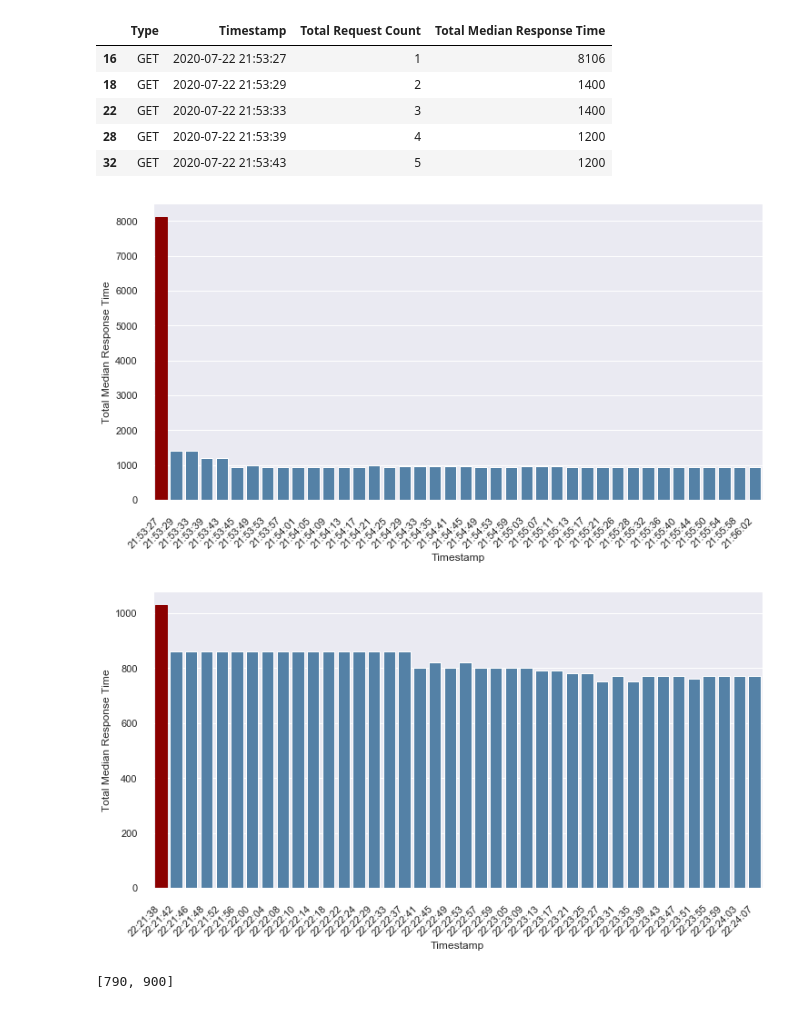
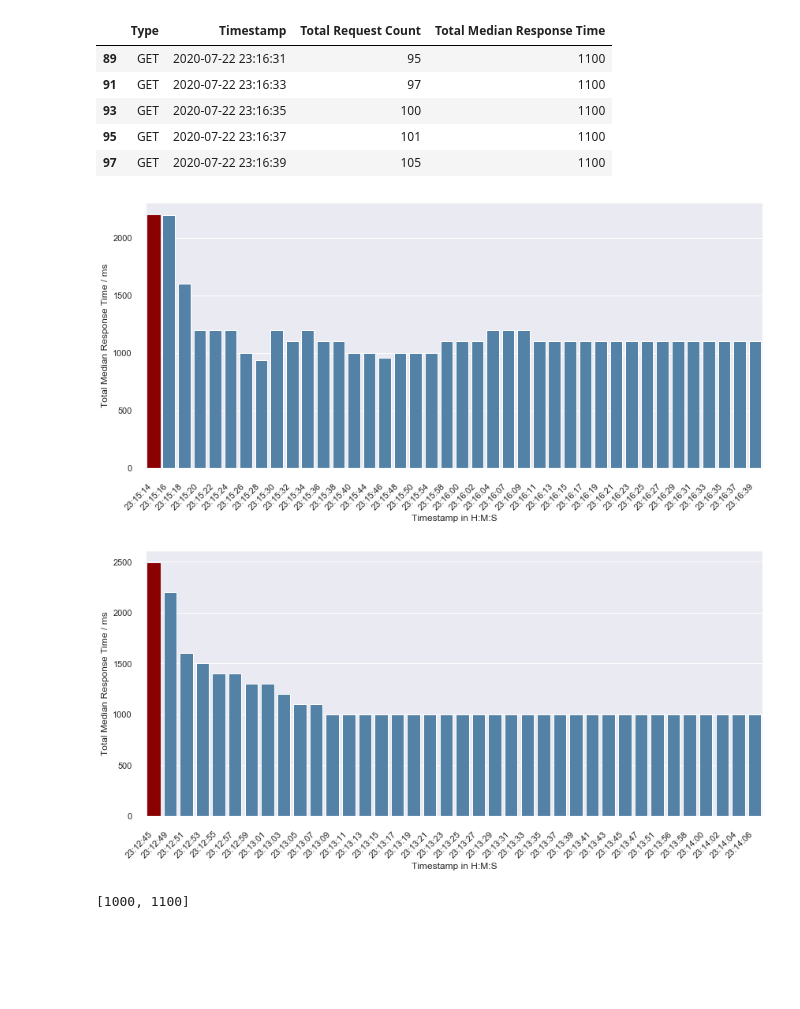
Before and after one commit to PEng2020-Subject3/benchmark, a Jupyter notebook: offline-analysis.ipynb, the cells around one changed output. Drawn from its saved outputs; the diff is of its cells as text; code cells hidden in the pictures; blank space fills up the shorter version.

```diff
--- a/offline-analysis.ipynb
+++ b/offline-analysis.ipynb
@@ -3,8 +3,14 @@ import pandas as pd
 from matplotlib import pyplot as plot
 import matplotlib.style as style
 import seaborn as sns
-df_policy = pd.read_csv("./policy_stats_history.csv")
-df_default = pd.read_csv("./default_stats_history.csv")
+#df_policy = pd.read_csv("./policy_stats_history.csv")
+#df_default = pd.read_csv("./default_stats_history.csv")
+df_policy = pd.read_csv("./policy_5_stats_history.csv")
+df_default = pd.read_csv("./default_5_stats_history.csv")
+prefix = "-5"
+
+df_policy_desc = pd.read_csv("./policy_stats.csv")
+df_default_desc = pd.read_csv("./default_stats.csv")
 # %%
 ## Prepare data
 def dropUnwanted(df):
@@ -18,36 +24,39 @@ def dropUnwanted(df):
 df_policy = dropUnwanted(df_policy)
 df_default = dropUnwanted(df_default)
 
-df_policy.head()
+df_policy.tail()
 # %% [output]
 |  | Type | Timestamp | Total Request Count | Total Median Response Time |
-| 16 | GET | 2020-07-22 21:53:27 | 1 | 8106 |
-| 18 | GET | 2020-07-22 21:53:29 | 2 | 1400 |
-| 22 | GET | 2020-07-22 21:53:33 | 3 | 1400 |
-| 28 | GET | 2020-07-22 21:53:39 | 4 | 1200 |
-| 32 | GET | 2020-07-22 21:53:43 | 5 | 1200 |
+| 89 | GET | 2020-07-22 23:16:31 | 95 | 1100 |
+| 91 | GET | 2020-07-22 23:16:33 | 97 | 1100 |
+| 93 | GET | 2020-07-22 23:16:35 | 100 | 1100 |
+| 95 | GET | 2020-07-22 23:16:37 | 101 | 1100 |
+| 97 | GET | 2020-07-22 23:16:39 | 105 | 1100 |
 # %%
 sns.set(style="darkgrid")
 plot.rcParams['figure.figsize'] = [10/2.54, 8/2.54]
 
 def plotBar(df):
     fig, ax = plot.subplots(figsize = (12,6))
     fig = sns.barplot(x=df['Timestamp'], y=df['Total Median Response Time'], color="steelblue")
 
     x_dates = df['Timestamp'].dt.strftime('%H:%M:%S').sort_values().unique()
     ax.set_xticklabels(labels=x_dates, rotation=45, ha='right')
     ax.patches[0].set_color('darkred')
-    ax.set_ylabel("Total Median Response Time/ms")
+    ax.set_ylabel("Total Median Response Time / ms")
+    ax.set_xlabel("Timestamp in H:M:S")
 
 plotBar(df_policy.head(n=40))
+plot.savefig('policy' + prefix + '.eps', format='eps')
 # %% [output]
-[figure, old version]
+[figure, new version]
 # %%
 plotBar(df_default.head(n=40))
+plot.savefig('default' + prefix + '.eps', format='eps')
 # %% [output]
-[figure, old version]
+[figure, new version]
 # %%
 [df_default['Total Median Response Time'].iloc[-1], df_policy['Total Median Response Time'].iloc[-1]]
 # %% [output]
-[790, 900]
+[1000, 1100]
 # %%
```
Also changed, not shown: parts of 3 cells of this notebook.
